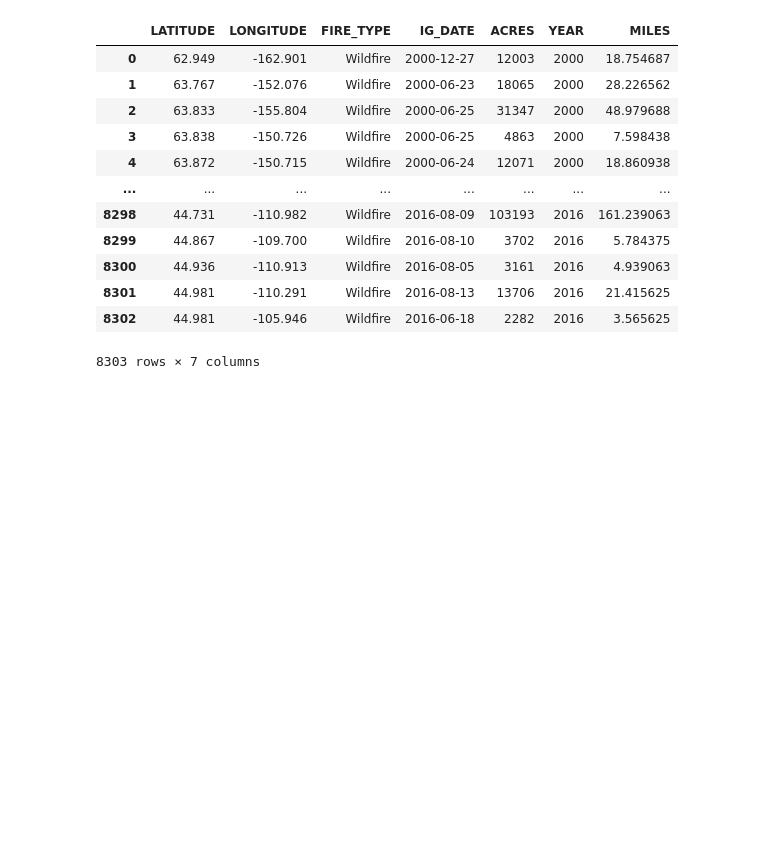
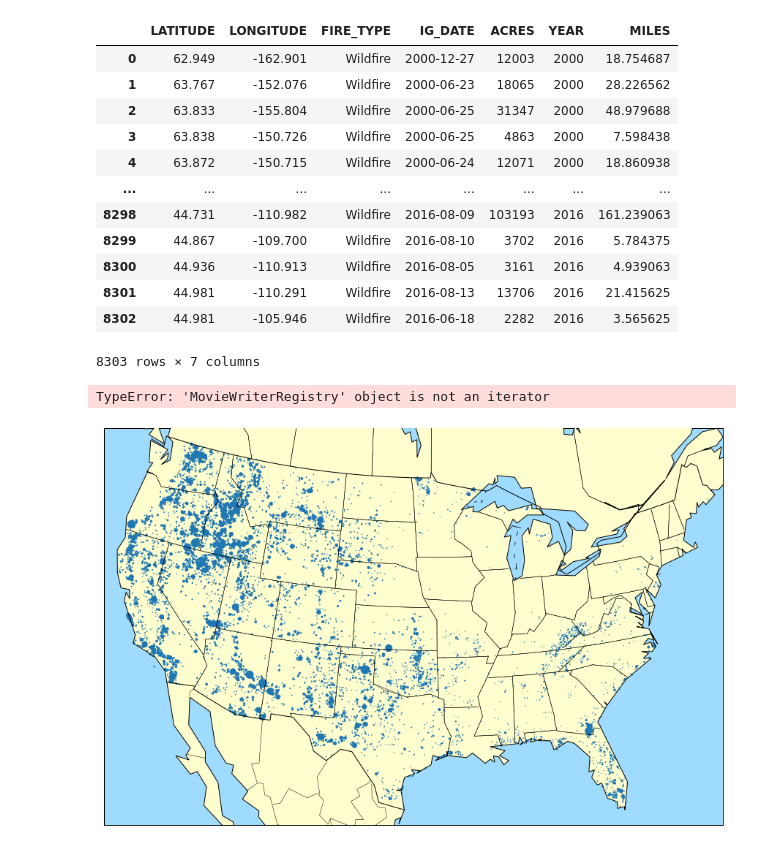
Before and after one commit to veraroberto/Project1_Droughts_USA, a Jupyter notebook: fires_data_maping.ipynb, the cells around one changed output. Drawn from its saved outputs; the diff is of its cells as text; code cells hidden in the pictures; blank space fills up the shorter version.

Commit message:
fires map added

```diff
--- a/fires_data_maping.ipynb
+++ b/fires_data_maping.ipynb
@@ -32,24 +32,46 @@ test_df
 | 8302 | 44.981 | -105.946 | Wildfire | 2016-06-18 | 2282 | 2016 | 3.565625 |
 8303 rows × 7 columns
 # %%
-
 #set initial values before updating
 figure=plt.figure(figsize=(20,10))
 axes=figure.add_subplot(111)
 #using same projection as example map because I liked how it looked like
 basemap=Basemap(llcrnrlon=-119,llcrnrlat=22,urcrnrlon=-64,urcrnrlat=49,projection="lcc",lat_1=33,lat_2=45,lon_0=-95)
 basemap.drawcoastlines()
 basemap.drawmapboundary(zorder=0,fill_color='#9fdbff')
 basemap.fillcontinents(color='#FFFECE',zorder=1,lake_color='#9fdbff',alpha=1)
 basemap.drawcountries(linewidth=1)
 basemap.drawstates()
 #Basemap is finished setting up,
-pdf=drought_datay
-xloc,yloc=basemap(pdf.nth(0).INTPTLONG.tolist(),pdf.nth(0).INTPTLAT.tolist())
-color=pdf.nth(0).Level.tolist()
-pointsize=(pdf.nth(0).ALAND_SQMI/7).tolist()
-colormap=plt.cm.YlOrRd
-scalarmap = ScalarMappable(cmap=colormap)
-scatter = axes.scatter(xloc,yloc,s=pointsize,c=color,cmap=colormap,alpha=1,edgecolors='face',marker='o',vmax=5,vmin=0,zorder=1.5)
-plt.colorbar(scatter)
-plt.title('US Average Drought Level for the Year '+pdf.nth(0).releaseDate.iloc[0].strftime('%Y'))
+pdf=test_df
+xloc,yloc=basemap(pdf.LONGITUDE.tolist(),pdf.LATITUDE.tolist())
+#color=pdf.LONGITUDE.Level.tolist()
+pointsize=(pdf.MILES/7).tolist()
+#colormap=plt.cm.YlOrRd
+#scalarmap = ScalarMappable(cmap=colormap)
+scatter = axes.scatter(xloc,yloc,s=pointsize,alpha=1,edgecolors='face',marker='o',vmax=5,vmin=0,zorder=1.5)
+#plt.colorbar(scatter)
+#plt.title('US Average Drought Level for the Year '+pdf.nth(0).releaseDate.iloc[0].strftime('%Y'))
+
+def update(frame):
+    year = frame+2000
+    #print(year)
+    test_df = pdf.loc[pdf["YEAR"]==(year)]
+    xloc,yloc=basemap(test_df.LONGITUDE.tolist(),test_df.LATITUDE.tolist())
+    pointsize=(test_df.MILES/7).tolist()
+    scatter = axes.scatter(xloc,yloc,s=pointsize,alpha=1,edgecolors='face',marker='o',vmax=5,vmin=0,zorder=1.5)
+    plt.title('Wildfires'+pdf.LONGITUDE(frame).releaseDate.iloc[0].strftime('%Y'))
+
+    return scatter
+
+
+
+#color=pdf.L(frame).Level.tolist()
+#scatter.set_color(scalarmap.to_rgba(color))
+
+
+anim=animation.FuncAnimation(figure,func=update,frames=17,interval=1000)
+anim.save('Fires_map.gif', writer='imagemagick')
+# %% [output]
+TypeError: 'MovieWriterRegistry' object is not an iterator
+[figure, added]
```
Also changed, not shown: parts of 3 cells of this notebook.
